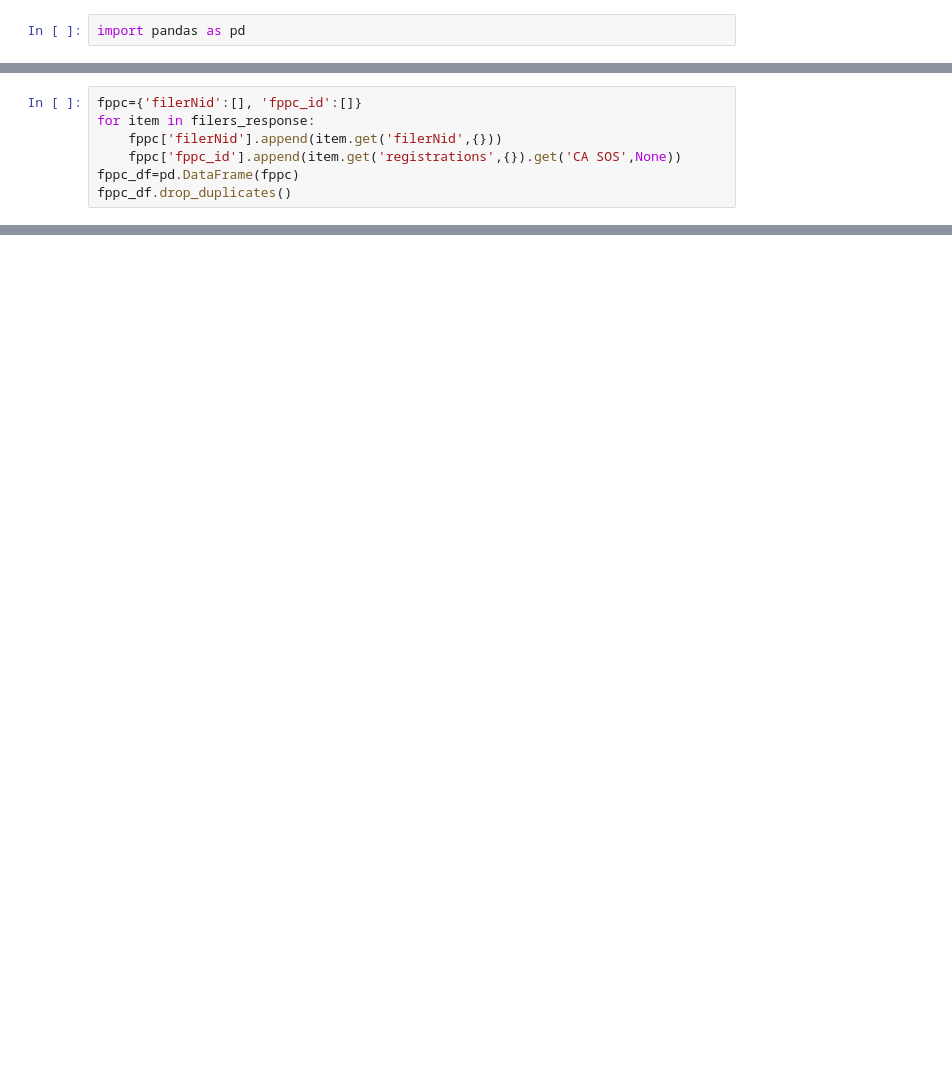
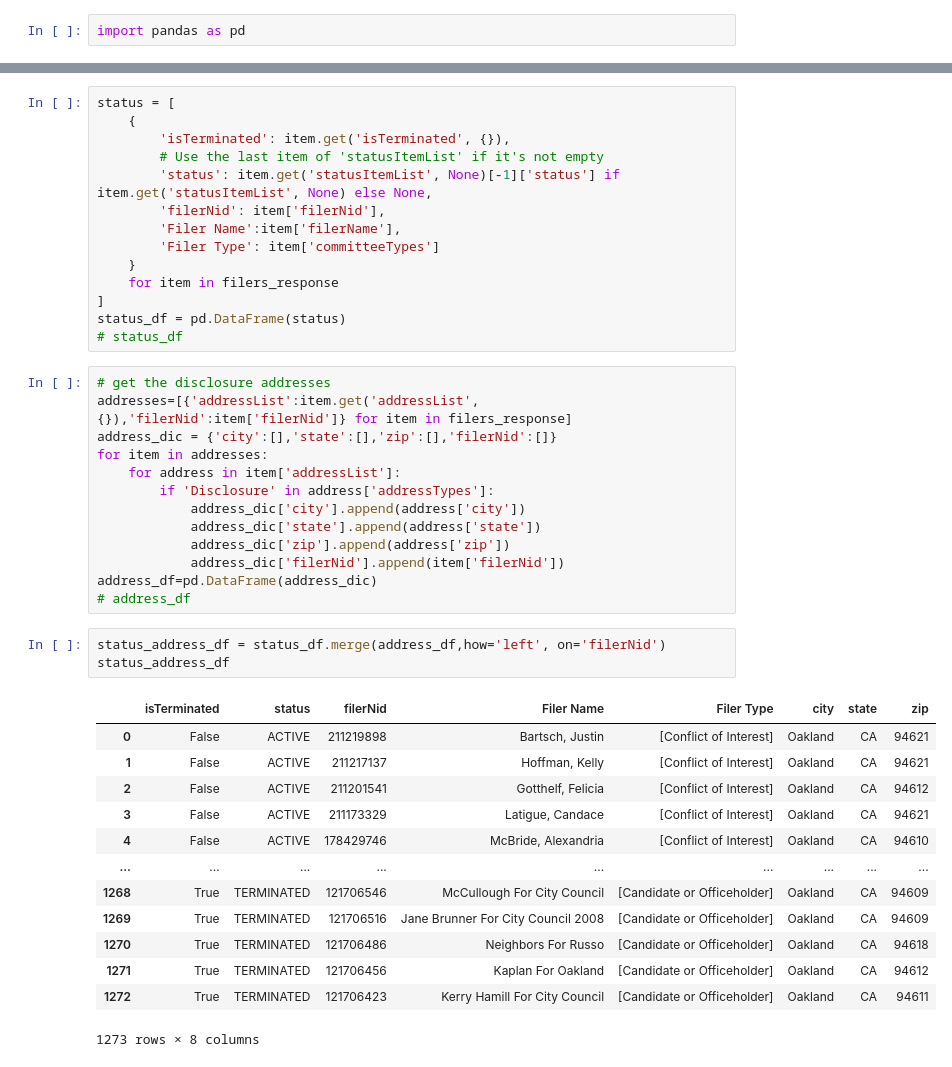
Before and after one commit to FrancisDoran/candidate-table, a Jupyter notebook: francis-testing.ipynb, the cells around one changed output, grey strips where cells are left out. Saved outputs shown, nothing was run; the diff lists cells and outputs as text; blank space fills up the shorter version.

```diff
--- a/francis-testing.ipynb
+++ b/francis-testing.ipynb
@@ -216,7 +2,0 @@ forms_df
-# %%
-fppc={'filerNid':[], 'fppc_id':[]}
-for item in filers_response:
-    fppc['filerNid'].append(item.get('filerNid',{}))
-    fppc['fppc_id'].append(item.get('registrations',{}).get('CA SOS',None))
-fppc_df=pd.DataFrame(fppc)
-fppc_df.drop_duplicates()
@@ -474,0 +163,44 @@ thao[0]
+# %%
+status = [
+    {
+        'isTerminated': item.get('isTerminated', {}),
+        # Use the last item of 'statusItemList' if it's not empty
+        'status': item.get('statusItemList', None)[-1]['status'] if item.get('statusItemList', None) else None,
+        'filerNid': item['filerNid'],
+        'Filer Name':item['filerName'],
+        'Filer Type': item['committeeTypes']
+    }
+    for item in filers_response
+]
+status_df = pd.DataFrame(status)
+# status_df
+# %%
+# get the disclosure addresses
+addresses=[{'addressList':item.get('addressList',{}),'filerNid':item['filerNid']} for item in filers_response]
+address_dic = {'city':[],'state':[],'zip':[],'filerNid':[]}
+for item in addresses:
+    for address in item['addressList']:
+        if 'Disclosure' in address['addressTypes']:
+            address_dic['city'].append(address['city'])
+            address_dic['state'].append(address['state'])
+            address_dic['zip'].append(address['zip'])
+            address_dic['filerNid'].append(item['filerNid'])
+address_df=pd.DataFrame(address_dic)
+# address_df
+# %%
+status_address_df = status_df.merge(address_df,how='left', on='filerNid')
+status_address_df
+# %% [output]
+|  | isTerminated | status | filerNid | Filer Name | Filer Type | city | state | zip |
+| 0 | False | ACTIVE | 211219898 | Bartsch, Justin | [Conflict of Interest] | Oakland | CA | 94621 |
+| 1 | False | ACTIVE | 211217137 | Hoffman, Kelly | [Conflict of Interest] | Oakland | CA | 94621 |
+| 2 | False | ACTIVE | 211201541 | Gotthelf, Felicia | [Conflict of Interest] | Oakland | CA | 94612 |
+| 3 | False | ACTIVE | 211173329 | Latigue, Candace | [Conflict of Interest] | Oakland | CA | 94621 |
+| 4 | False | ACTIVE | 178429746 | McBride, Alexandria | [Conflict of Interest] | Oakland | CA | 94610 |
+| ... | ... | ... | ... | ... | ... | ... | ... | ... |
+| 1268 | True | TERMINATED | 121706546 | McCullough For City Council | [Candidate or Officeholder] | Oakland | CA | 94609 |
+| 1269 | True | TERMINATED | 121706516 | Jane Brunner For City Council 2008 | [Candidate or Officeholder] | Oakland | CA | 94609 |
+| 1270 | True | TERMINATED | 121706486 | Neighbors For Russo | [Candidate or Officeholder] | Oakland | CA | 94618 |
+| 1271 | True | TERMINATED | 121706456 | Kaplan For Oakland | [Candidate or Officeholder] | Oakland | CA | 94612 |
+| 1272 | True | TERMINATED | 121706423 | Kerry Hamill For City Council | [Candidate or Officeholder] | Oakland | CA | 94611 |
+1273 rows × 8 columns
```
Also changed, not shown: parts of 35 cells of this notebook, 3 other files.
